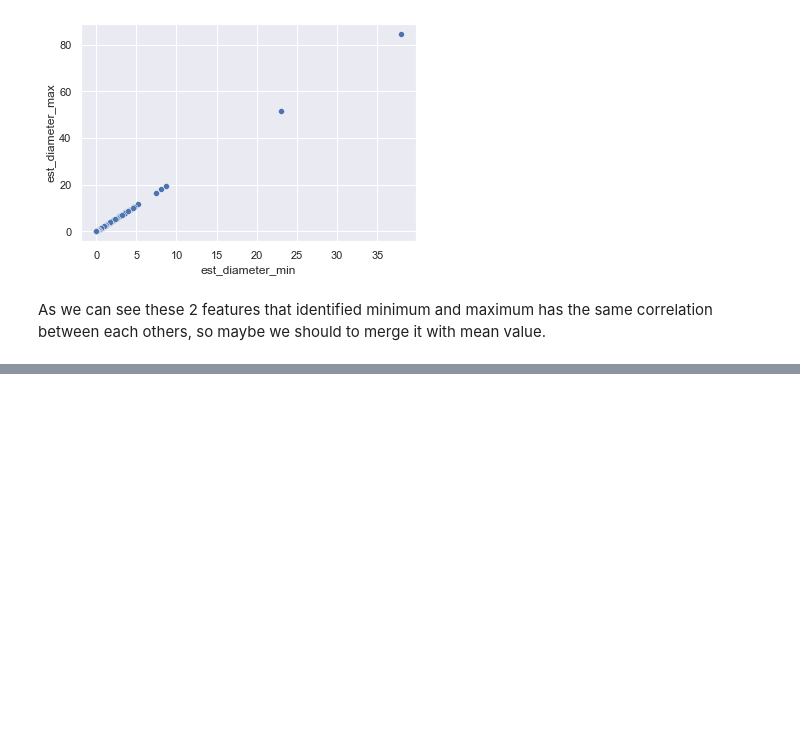
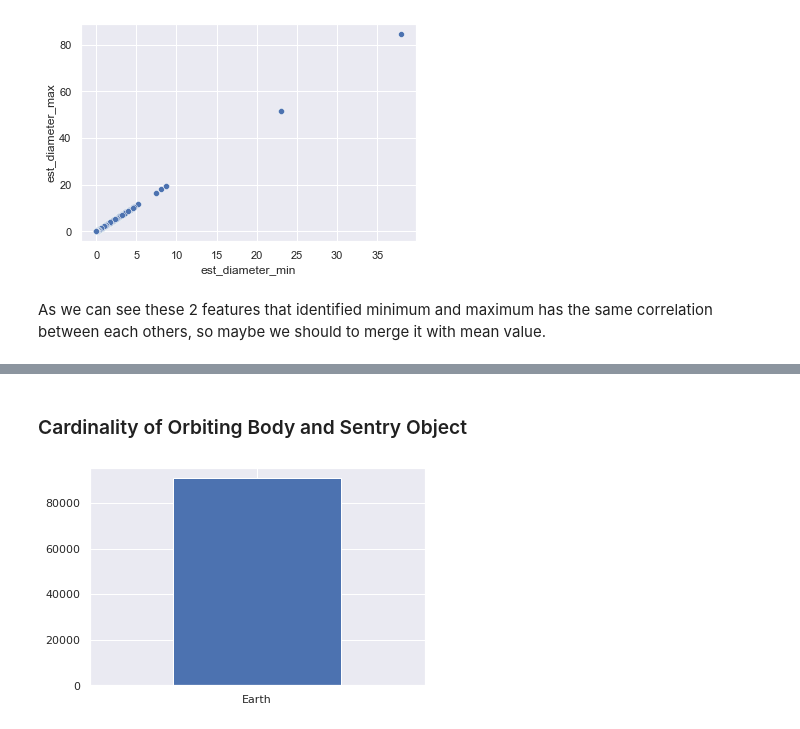
Before and after one commit to NikkiSatmaka/nasa-nearest-object, a Jupyter notebook: nasa_classification.ipynb, the cells around one changed output, grey strips where cells are left out. Saved outputs shown, nothing was run; the diff lists cells and outputs as text; code cells hidden in the pictures; blank space fills up the shorter version.

```diff
--- a/nasa_classification.ipynb
+++ b/nasa_classification.ipynb
@@ -442,0 +454,7 @@ As we can see these 2 features that identified minimum and maximum has the same
+# %% [markdown]
+### Cardinality of Orbiting Body and Sentry Object
+# %%
+df['orbiting_body'].value_counts().plot(kind='bar', rot=0)
+plt.show()
+# %% [output]
+[figure, added]
```
Also changed, not shown: parts of 9 cells of this notebook.
